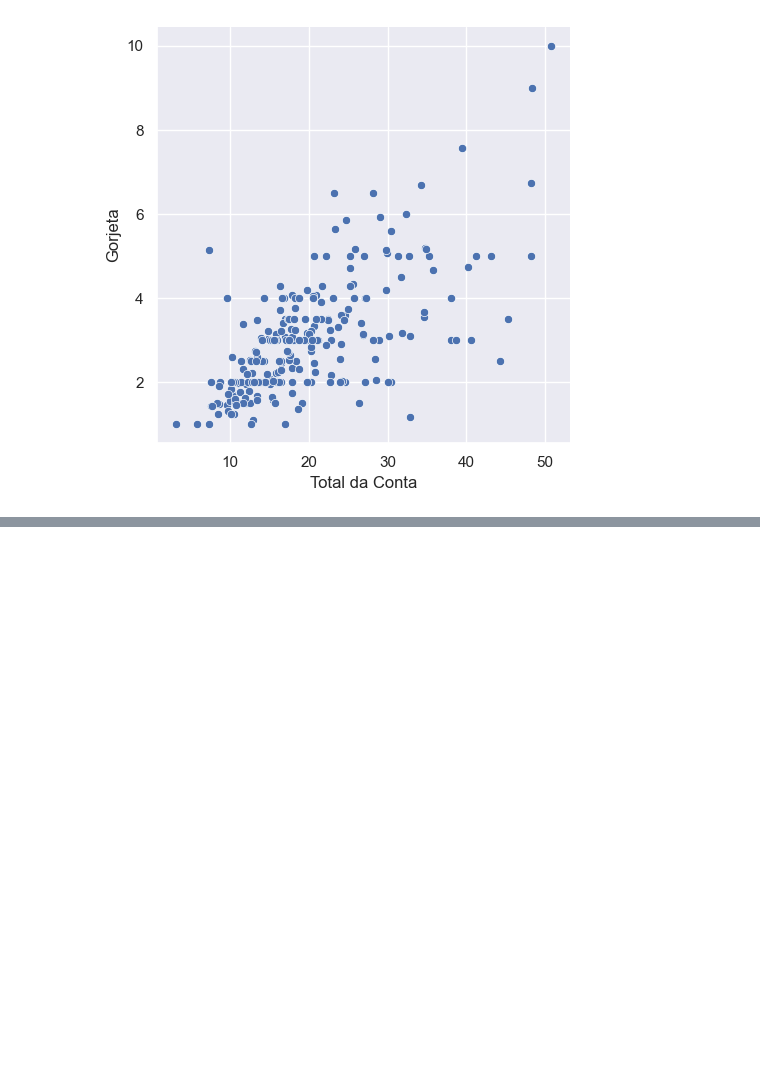
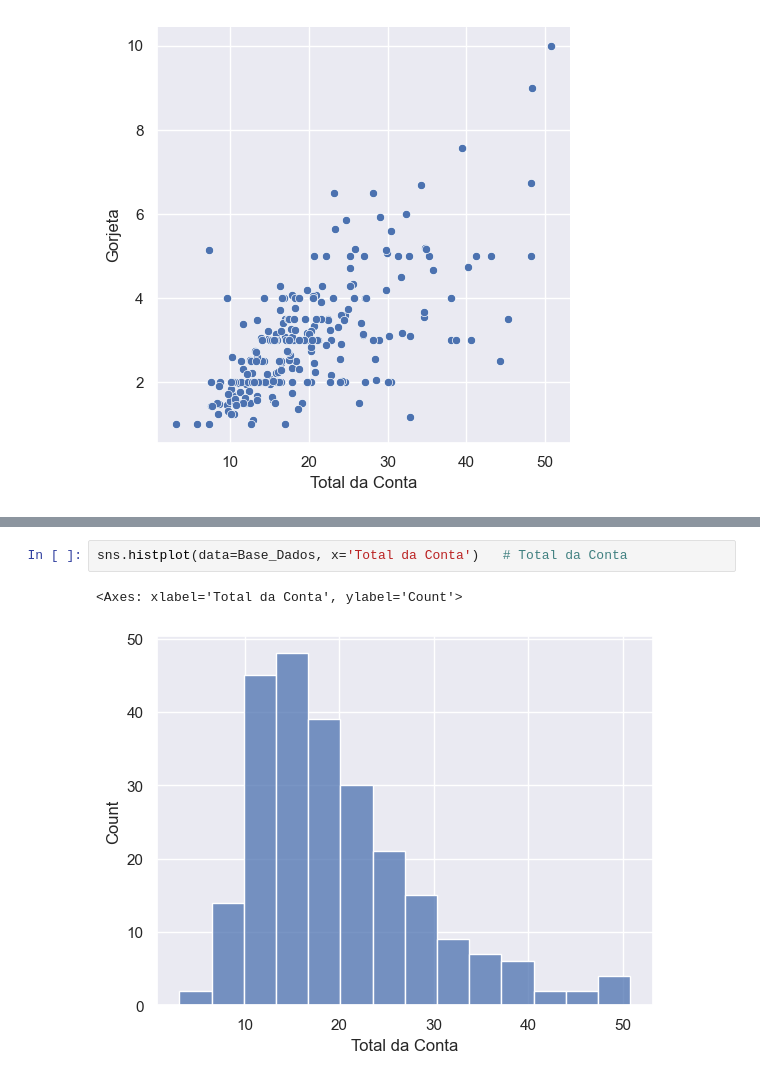
Before and after one commit to AndersonGL/Estudos-Analise-de-Dados, a Jupyter notebook: Bibliotecas/seaborn.ipynb, the cells around one changed output, grey strips where cells are left out. Drawn from its saved outputs; the diff is of its cells as text; blank space fills up the shorter version.

```diff
--- a/Bibliotecas/seaborn.ipynb
+++ b/Bibliotecas/seaborn.ipynb
@@ -52,0 +72,5 @@ sns.relplot(x='Total da Conta', y='Gorjeta', data=Base_Dados);
+# %%
+sns.histplot(data=Base_Dados, x='Total da Conta')   # Total da Conta
+# %% [output]
+<Axes: xlabel='Total da Conta', ylabel='Count'>
+[figure, added]
```
Also changed, not shown: parts of 10 cells of this notebook, 1 other file.
